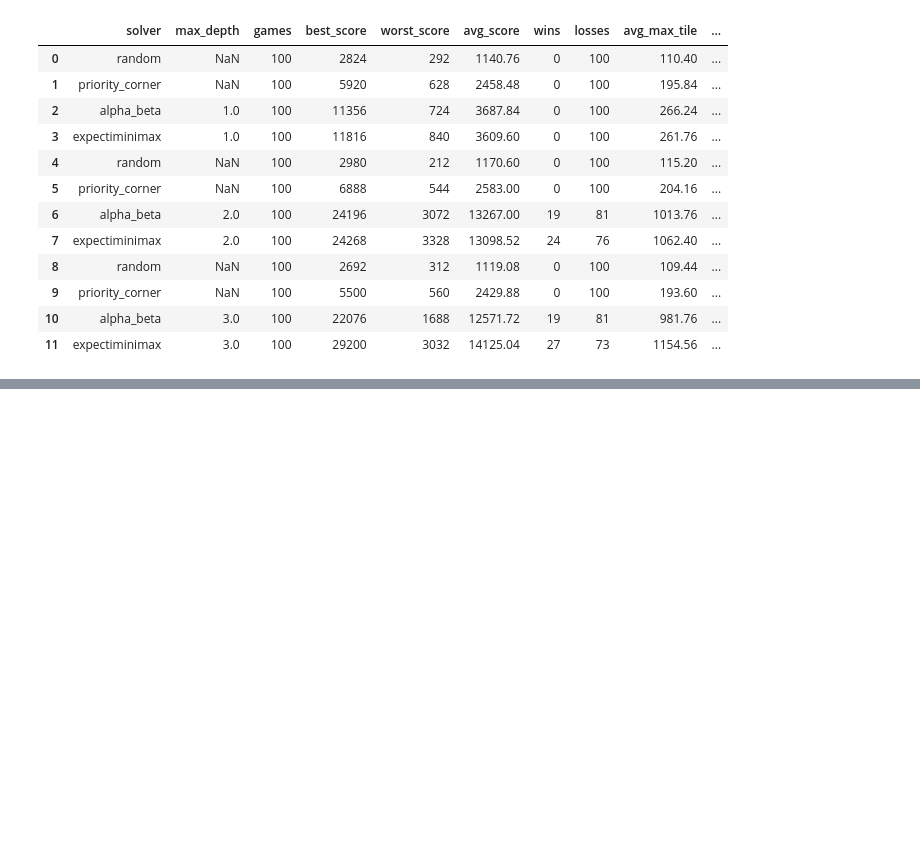
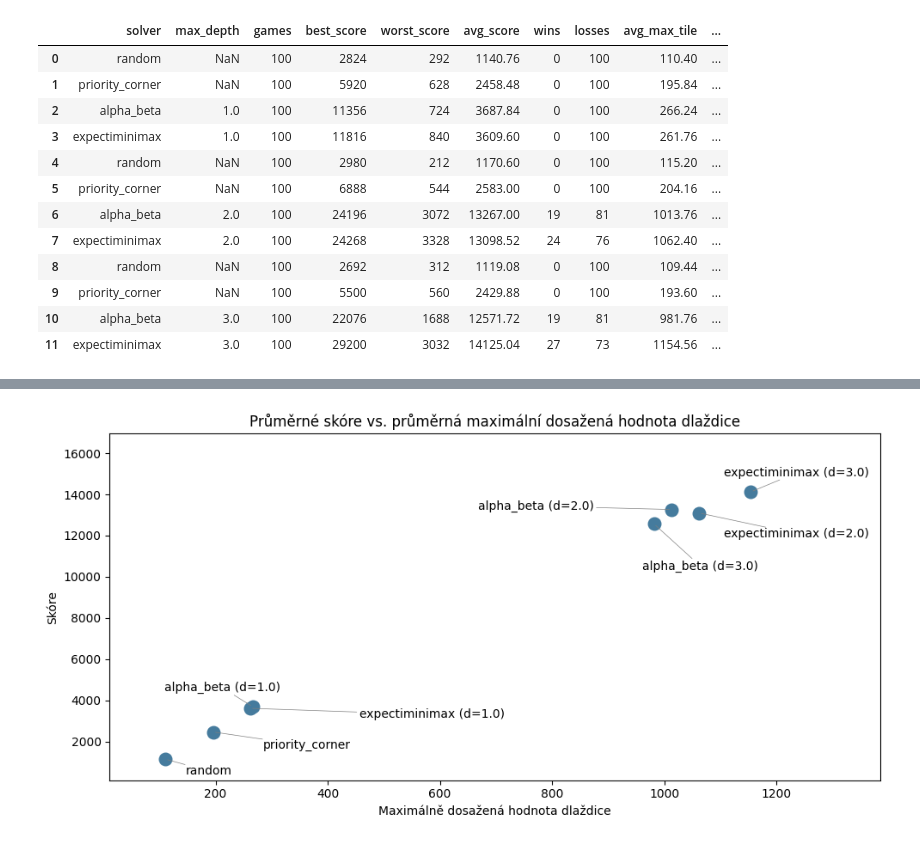
Before and after one commit to novosadkry/UTB-AP6UI-2048, a Jupyter notebook: plot_results.ipynb, the cells around one changed output, grey strips where cells are left out. Saved outputs shown, nothing was run; the diff lists cells and outputs as text; code cells hidden in the pictures; blank space fills up the shorter version.

```diff
--- a/plot_results.ipynb
+++ b/plot_results.ipynb
@@ -105,0 +139,29 @@ plt.show()
+# %%
+fig, ax = plt.subplots(figsize=(10, 5))
+ax.scatter(df["avg_max_tile"], df["avg_score"], s=110, c="#457b9d")
+
+texts = []
+
+for _, row in df.iterrows():
+    depth_part = f" d={row['max_depth']}" if pd.notna(row["max_depth"]) else ""
+    label = f"{row['solver_label']}"
+    t = ax.text(row["avg_max_tile"], row["avg_score"], label)
+    texts.append(t)
+
+ax.set_title("Průměrné skóre vs. průměrná maximální dosažená hodnota dlaždice")
+ax.set_xlabel("Maximálně dosažená hodnota dlaždice")
+ax.set_ylabel("Skóre")
+
+ax.set_xlim(right=df["avg_max_tile"].max() * 1.2, left=df["avg_max_tile"].min() * 0.1)
+ax.set_ylim(top=df["avg_score"].max() * 1.2, bottom=df["avg_score"].min() * 0.1)
+
+ax.margins(x=0.15, y=0.15)
+
+adjust_text(texts,
+            arrowprops=dict(arrowstyle="-", color='gray', lw=0.5),
+            expand=(2, 2))
+
+plt.tight_layout()
+plt.show()
+# %% [output]
+[figure, added]
```
Also changed, not shown: parts of 5 cells of this notebook.
